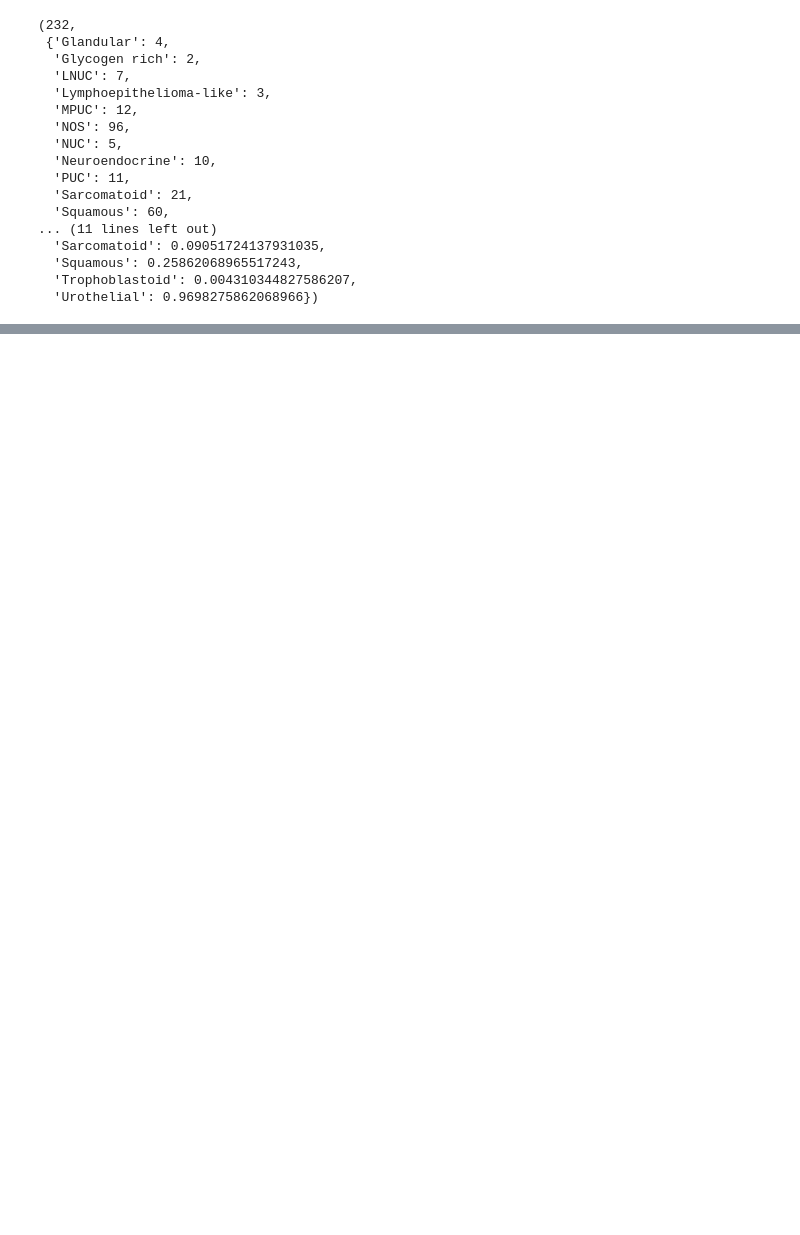
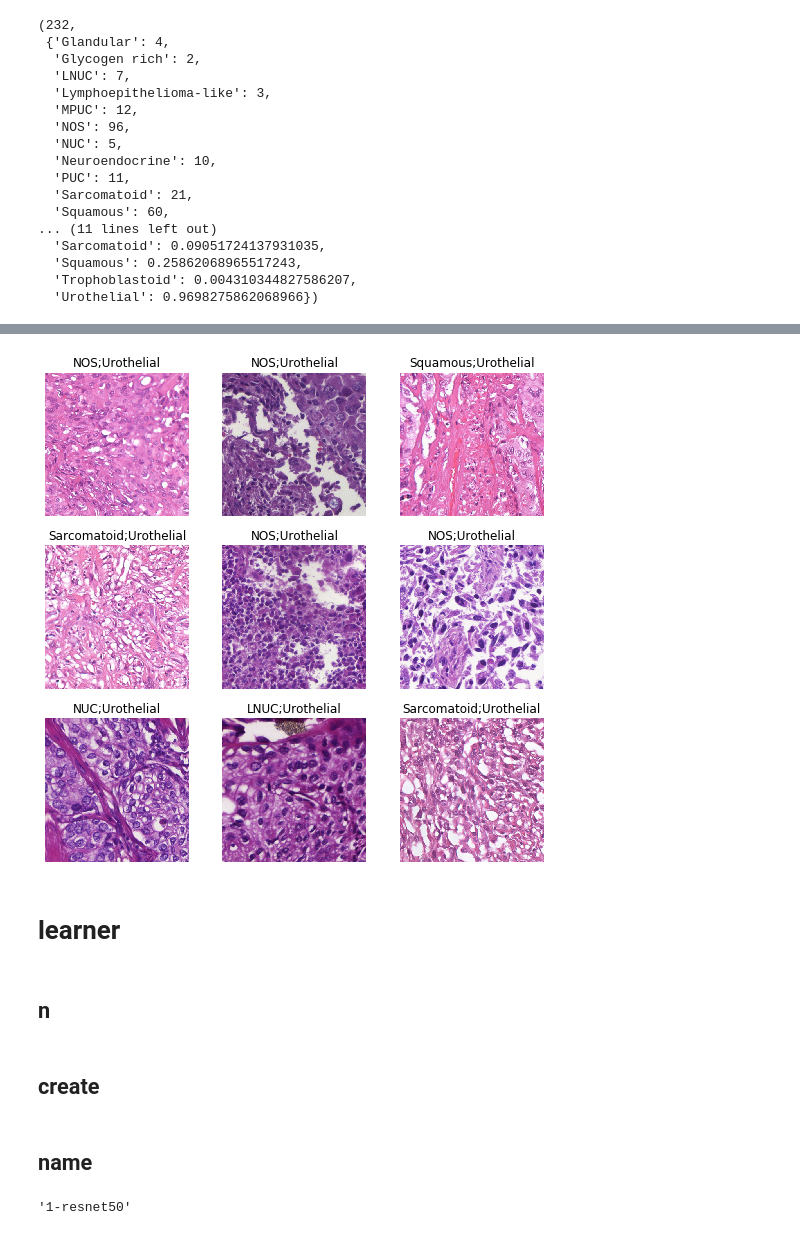
Before and after one commit to ChristophNeuner/urothel_ca, a Jupyter notebook: notebook.ipynb, the cells around one changed output, grey strips where cells are left out. Drawn from its saved outputs; the diff is of its cells as text; code cells hidden in the pictures; blank space fills up the shorter version.

Commit message:
until training head

```diff
--- a/notebook.ipynb
+++ b/notebook.ipynb
@@ -705,0 +644,17 @@ patient_manager.split(train_size=train_size, validation_size=validation_size, te
+# %%
+final_size = 512
+bs = 35
+
+
+data = fastai.data.block.DataBlock(
+        blocks=(TileImageBlock, fastai.data.block.MultiCategoryBlock),
+        get_x=lambda x: x,
+        get_y=lambda x: x.get_labels(),
+        splitter=fastai.data.transforms.FuncSplitter(lambda x: x.get_dataset_type() == shared.enums.DatasetType.validation),
+        item_tfms=fastai.vision.augment.Resize(size=final_size, method = 'squish'),
+        batch_tfms=fastai.vision.augment.aug_transforms(flip_vert=True))
+# %%
+dls = data.dataloaders(patient_manager.get_tiles(dataset_type=DatasetType.train)\
+                        +patient_manager.get_tiles(dataset_type=DatasetType.validation),
+                       bs=bs,
+                       verbose=True)
@@ -705,0 +677,8 @@ patient_manager.split(train_size=train_size, validation_size=validation_size, te
+# %%
+dls.show_batch()
+# %% [output]
+[figure, added]
+# %% [markdown]
+# learner
+# %% [markdown]
+## n
@@ -705,0 +687,2 @@ patient_manager.split(train_size=train_size, validation_size=validation_size, te
+# %% [markdown]
+## create
@@ -705,0 +702,2 @@ patient_manager.split(train_size=train_size, validation_size=validation_size, te
+# %% [markdown]
+## name
@@ -705,0 +707,5 @@ patient_manager.split(train_size=train_size, validation_size=validation_size, te
+# %%
+nameBase = f'{n}-{arch.__name__}'
+nameBase
+# %% [output]
+'1-resnet50'
```
Also changed, not shown: parts of 25 cells of this notebook.
